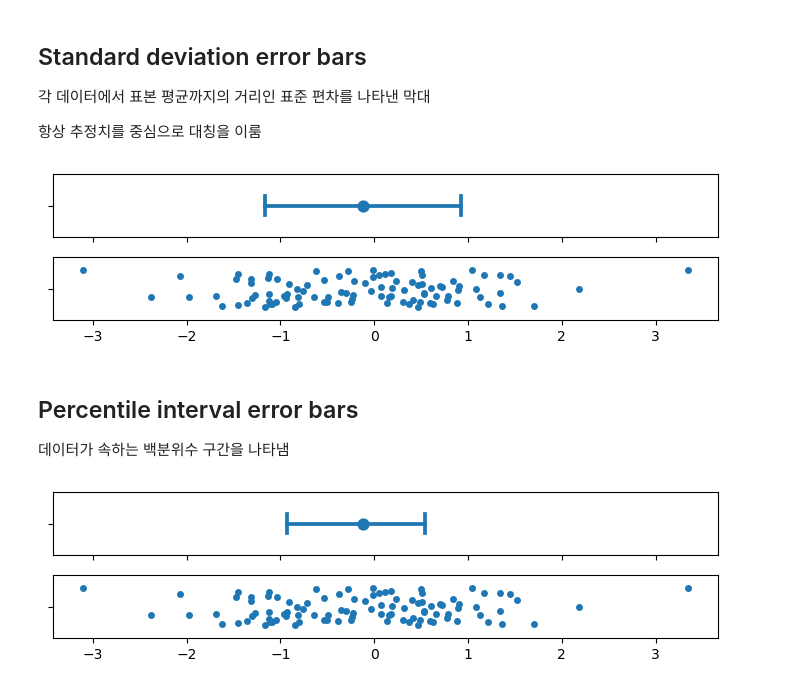
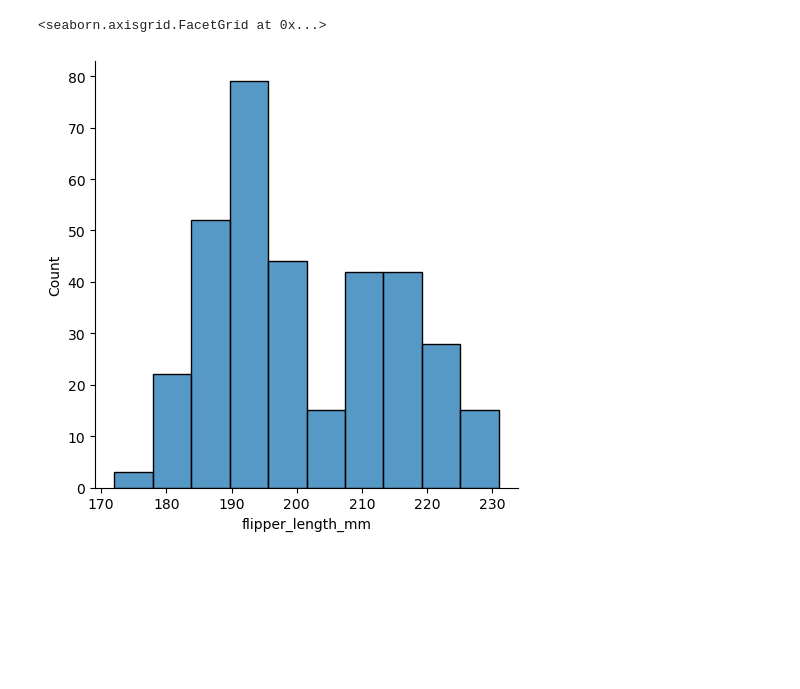
Before and after one commit to joo-none/Seaborn-tutorial, a Jupyter notebook: Seaborn_Tutorial_7-1, 7-2.ipynb, the cells around one changed output. Cells and saved outputs as stored; diff of their text form; code cells hidden in the pictures; blank space fills up the shorter version.

Commit message:
Seaborn tutorial

```diff
--- a/Seaborn_Tutorial_7-1, 7-2.ipynb
+++ b/Seaborn_Tutorial_7-1, 7-2.ipynb
@@ -32,18 +18,6 @@ boxplot()에서 오차막대는 5개 이상의 숫자를 사용하고, violinplo
-# %% [markdown]
-## Standard deviation error bars
-
-각 데이터에서 표본 평균까지의 거리인 표준 편차를 나타낸 막대
-
-항상 추정치를 중심으로 대칭을 이룸
-# %%
-plot_errorbars("sd")
-# %% [output]
-[figure, removed]
-# %% [markdown]
-## Percentile interval error bars
-
-데이터가 속하는 백분위수 구간을 나타냄
-# %%
-plot_errorbars(("pi", 50))
-# %% [output]
-[figure, removed]
+# %%
+penguins = sns.load_dataset("penguins")
+sns.displot(penguins, x="flipper_length_mm")
+# %% [output]
+<seaborn.axisgrid.FacetGrid at 0x...>
+[figure, added]
```
Also changed, not shown: parts of 20 cells of this notebook, 1 other file.
